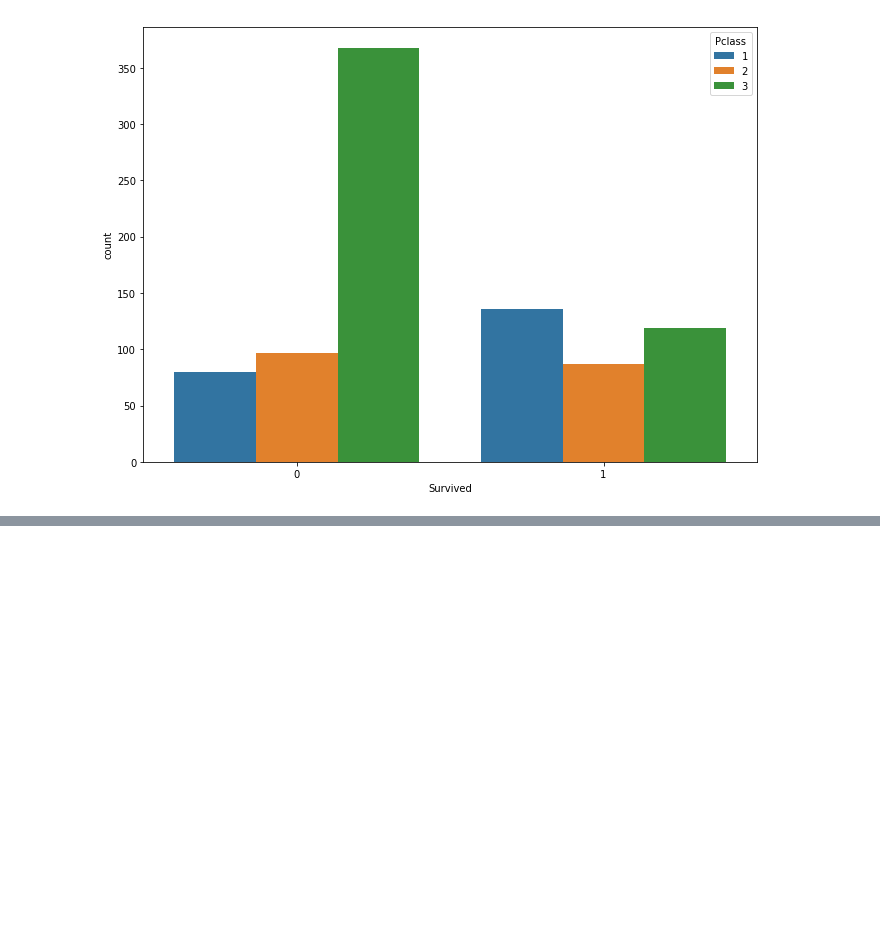
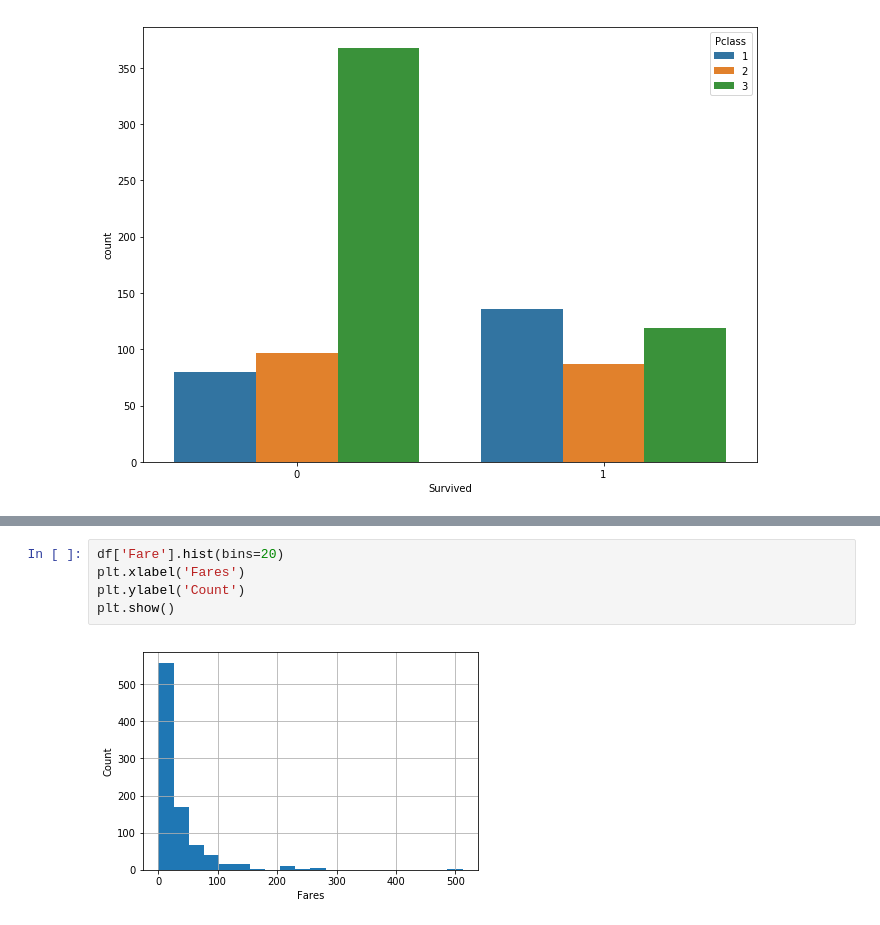
Before and after one commit to lakshv77/springboard, a Jupyter notebook: data_storytelling/Titanic.ipynb, the cells around one changed output, grey strips where cells are left out. Drawn from its saved outputs; the diff is of its cells as text; blank space fills up the shorter version.

```diff
--- a/data_storytelling/Titanic.ipynb
+++ b/data_storytelling/Titanic.ipynb
@@ -52,0 +91,7 @@ plt.show()
+# %%
+df['Fare'].hist(bins=20)
+plt.xlabel('Fares')
+plt.ylabel('Count')
+plt.show()
+# %% [output]
+[figure, added]
```
Also changed, not shown: parts of 13 cells of this notebook.
